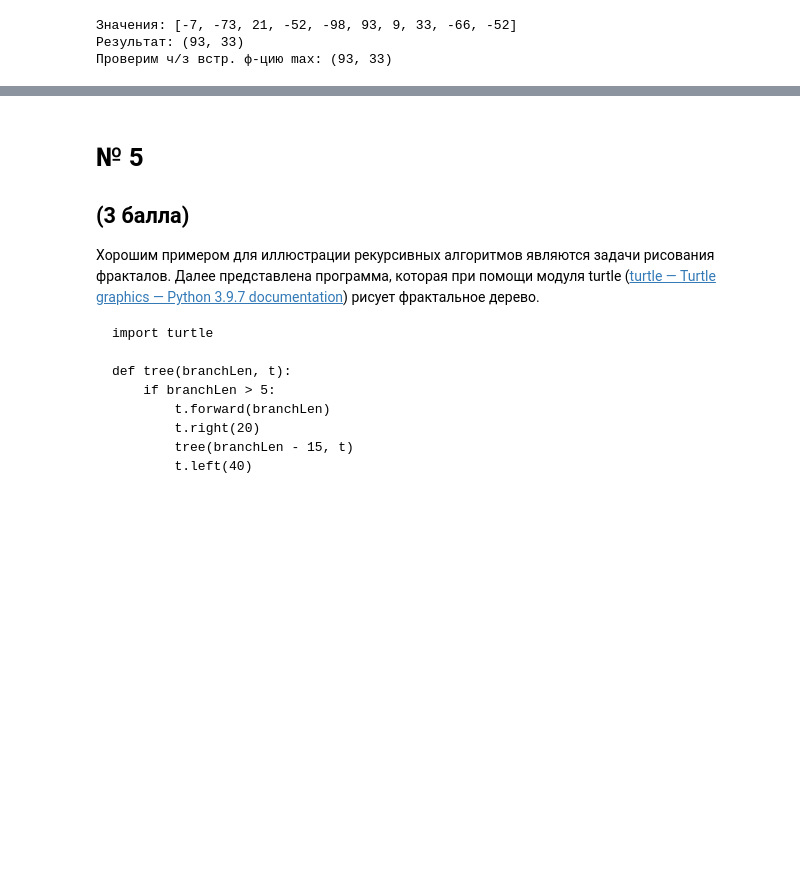
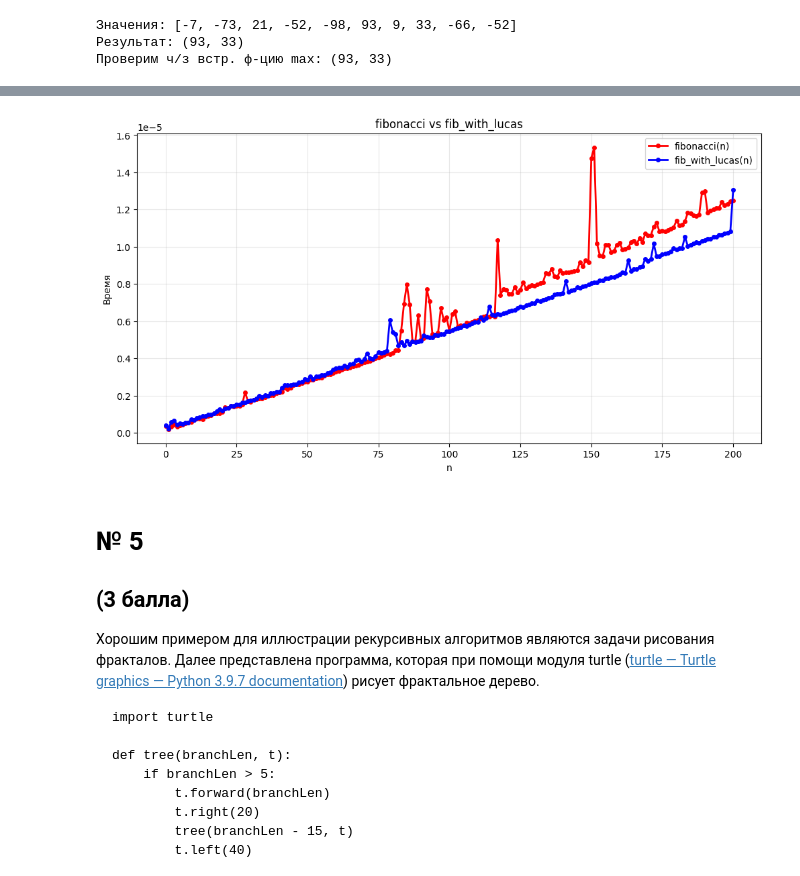
Before and after one commit to GreyFW/Algos_n_DataStruct, a Jupyter notebook: lab2.ipynb, the cells around one changed output, grey strips where cells are left out. Drawn from its saved outputs; the diff is of its cells as text; code cells hidden in the pictures; blank space fills up the shorter version.

```diff
--- a/lab2.ipynb
+++ b/lab2.ipynb
@@ -31,9 +31,9 @@ def quick_sort(arr):
     right = [x for x in arr if x > pivot]
     return quick_sort(left) + middle + quick_sort(right)
 
-def timing_func(sort_func, data):
+def timing_func(func, data):
     start_time = time.perf_counter()
-    sort_func(data)
+    func(data)
     end_time = time.perf_counter()
     return (end_time - start_time)
 
@@ -274,5 +274,92 @@ print(f'Проверим ч/з встр. ф-цию max: {builtin_check(arr)}')
 
 Сравните быстродействие `fibonacci()` и `fib_with_lucas()`. Постройте график.
+# %%
+import functools
+
+@functools.lru_cache(maxsize=None)
+def fibonacci(n):
+    if n == 0:
+        return 0
+    if n == 1:
+        return 1
+    else:
+        return fibonacci(n-1) + fibonacci(n-2)
+
+@functools.lru_cache(maxsize=None)
+def lucas(n):
+    if n == 0:
+        return 2
+    if n == 1:
+        return 1
+    else:
+        return lucas(n-1) + lucas(n-2)
+
+@functools.lru_cache(maxsize=None)
+def fib_with_lucas(n):
+    """F_n = (F_i + L_j) * (F_j + L_i) // 2"""
+    if n == 0:
+        return 0
+    elif n == 1:
+        return 1
+
+    i = n // 2
+    j = n - i
+
+    F_i = fibonacci(i)
+    F_j = fibonacci(j)
+    L_i = lucas(i)
+    L_j = lucas(j)
+
+    return (F_i + L_j) * (F_j + L_i) // 2
+
+@functools.lru_cache(maxsize=None)
+def lucas_with_fib(n):
+    """L_n = F_n-1 + F_n+1"""
+    if n == 0:
+        return 2
+    if n == 1:
+        return 1
+    return fibonacci(n-1) + fibonacci(n+1)
+
+
+N = 200
+n_values = list(range(N+1))
+
+times_fib = []
+times_fib_with_lucas = []
+
+for n in n_values:
+    fibonacci.cache_clear()
+    times = []
+    for _ in range(TRIALS):
+        time_taken = (timing_func(fibonacci, n))
+        times.append(time_taken)
+    avg_time = sum(times) / len(times)
+    times_fib.append(avg_time)
+
+for n in n_values:
+    fibonacci.cache_clear()
+    lucas.cache_clear()
+    fib_with_lucas.cache_clear()
+    times = []
+    for _ in range(TRIALS):
+        time_taken = timing_func(fib_with_lucas, n)
+        times.append(time_taken)
+    avg_time = sum(times) / len(times)
+    times_fib_with_lucas.append(avg_time)
+
+plt.figure(figsize=(12, 6))
+plt.plot(n_values, times_fib, 'ro-', label='fibonacci(n)', linewidth=2, markersize=4)
+plt.plot(n_values, times_fib_with_lucas, 'bo-', label='fib_with_lucas(n)', linewidth=2, markersize=4)
+
+plt.xlabel('n')
+plt.ylabel('Время')
+plt.title('fibonacci vs fib_with_lucas')
+plt.legend()
+plt.grid(True, alpha=0.3)
+plt.show()
+# %% [output]
+[figure, added]
 # %% [markdown]
 # № 5
 ## (3 балла)
```
Also changed, not shown: parts of 5 cells of this notebook, 9 other files.
